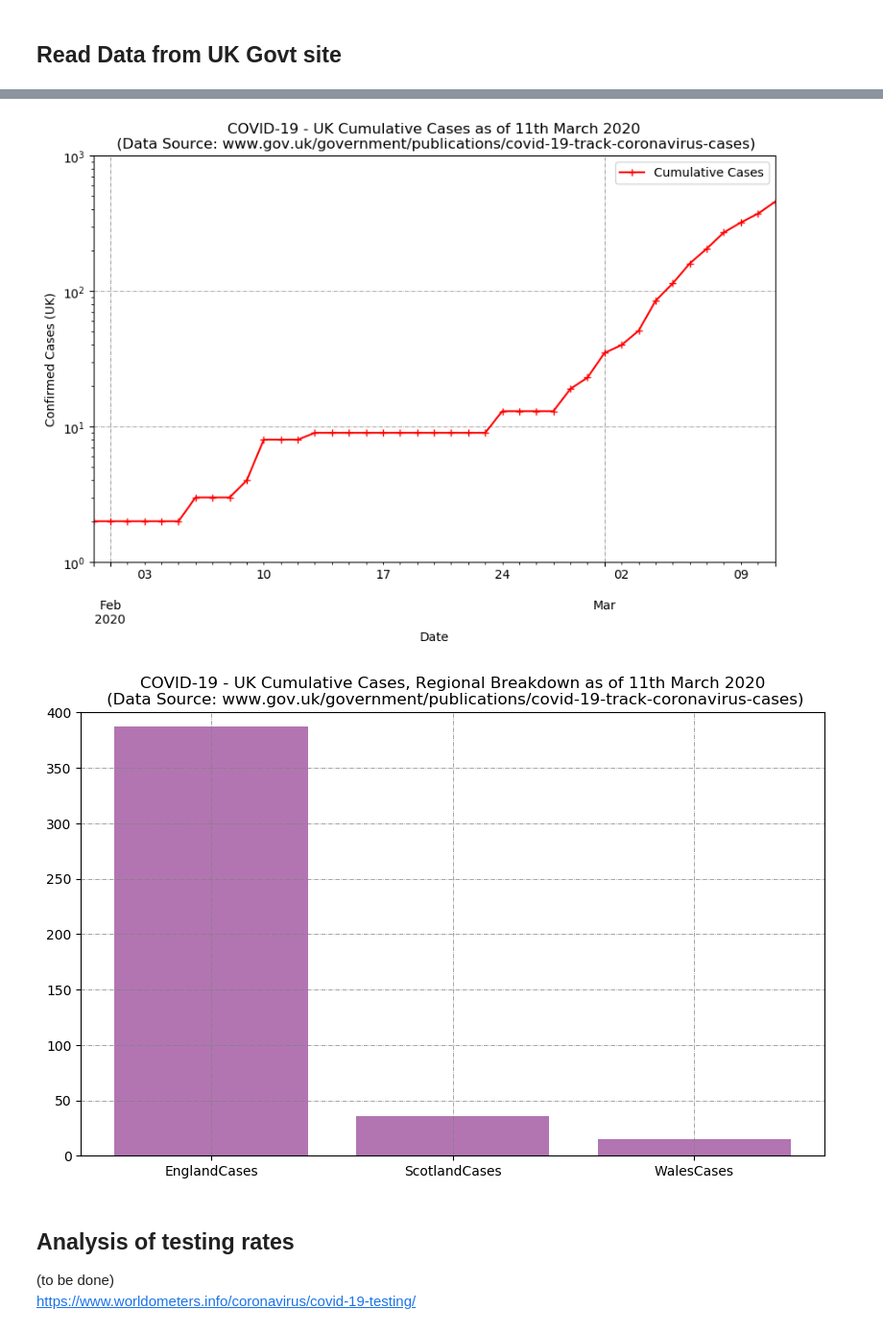
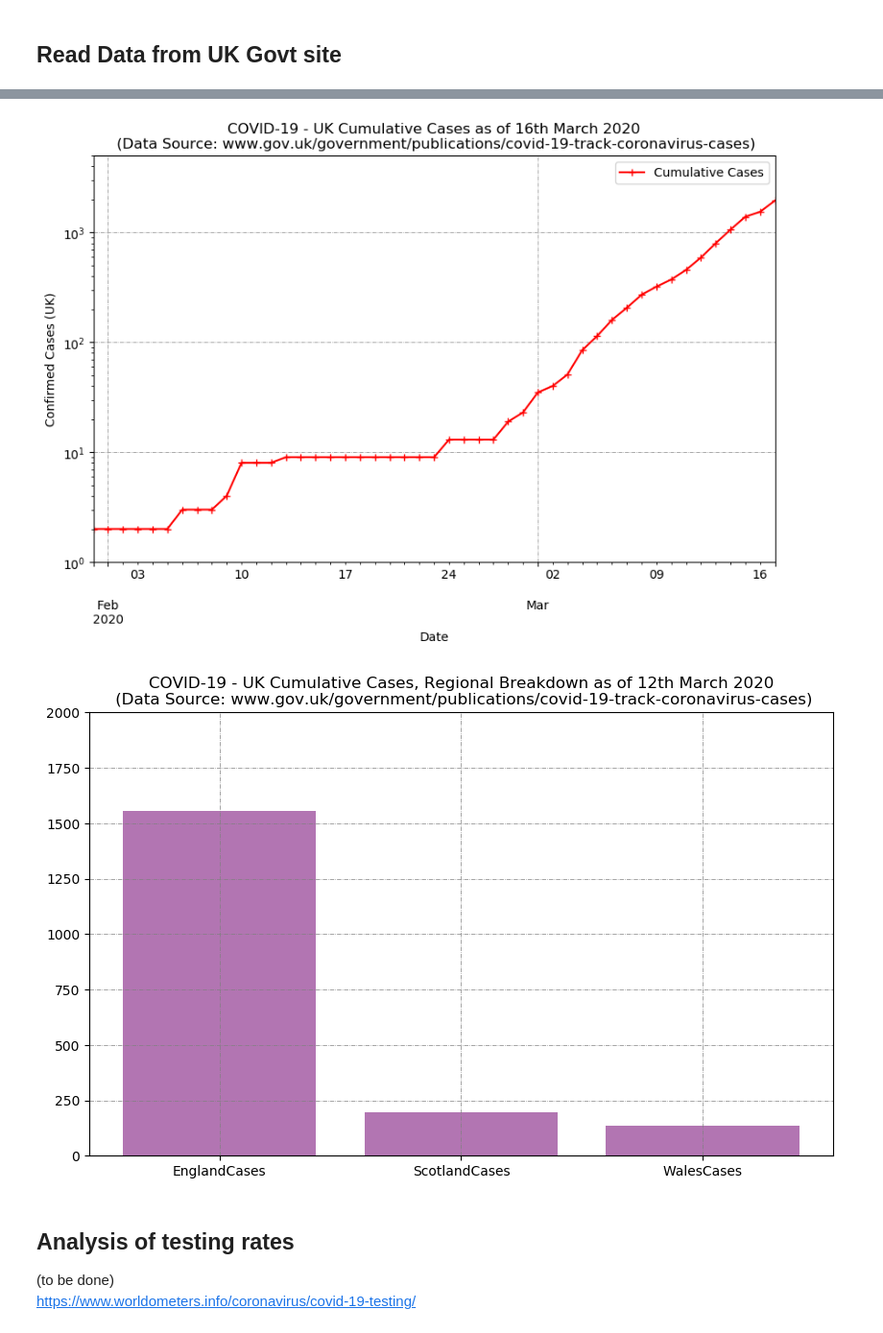
Before and after one commit to hywelowen/coronavirusgraphs, a Jupyter notebook: coronavirus.ipynb, the cells around one changed output, grey strips where cells are left out. Shown at 96% size. Saved outputs shown, nothing was run; the diff lists cells and outputs as text; code cells hidden in the pictures.

```diff
--- a/coronavirus.ipynb
+++ b/coronavirus.ipynb
@@ -353,18 +342,16 @@ plt.savefig("coronaviruscases.png")
 # Confirmed Cases
 plt.figure(figsize=(10,6))
 plt.plot(covid_confirmed_days+48,df_cases_china,'g+-')
-plt.plot(covid_confirmed_days+12,df_cases_italy,'b+-')
+plt.plot(covid_confirmed_days+14,df_cases_italy,'b+-')
 plt.plot(covid_confirmed_days,df_cases_uk,'r+-')
 plt.plot(covid_confirmed_days+18,df_cases_japan,'r-.')
 plt.plot(covid_confirmed_days+18,df_cases_singapore,'g-.')
 plt.plot(covid_confirmed_days+18,df_cases_hongkong,'g-.')
 plt.plot(covid_confirmed_days+2,df_cases_us,'k-.')
 plt.plot(covid_confirmed_days+15,df_cases_skorea,'k-.')
-plt.plot(covid_confirmed_days+4,df_cases_france,'k-.')
-plt.plot(covid_confirmed_days+4,df_cases_germany,'k-.')
+plt.plot(covid_confirmed_days+5,df_cases_france,'k-.')
+plt.plot(covid_confirmed_days+5,df_cases_germany,'k-.')
 plt.plot(covid_confirmed_days-6,df_cases_india,'k-.')
-
-
 plt.plot(covid_confirmed_days+2,df_cases_spain,'k-.')
 plt.plot(covid_confirmed_days+10,df_cases_iran,'k-.')
 plt.plot(covid_confirmed_days,df_cases_switzerland,'k-.')
@@ -375,17 +362,20 @@ plt.plot(covid_confirmed_days-4,df_cases_hongkong,'k-.')
 plt.plot(covid_confirmed_days-1,df_cases_sweden,'k-.')
 plt.plot(covid_confirmed_days+0,df_cases_norway,'k-.')
 plt.plot(covid_confirmed_days-1,df_cases_belgium,'k-.')
-#plt.plot(covid_confirmed_days+48,df_cases_world,'+-.')
+
+# World
+#plt.plot(covid_confirmed_days,df_cases_world,'k-')
 plt.grid(linestyle='-.', linewidth='0.5', color='gray')
 plt.yscale('log')
-plt.ylim(1,1e5)
+plt.ylim(10,1e6)
 plt.xlim(0,40)
 plt.xticks(np.arange(0,40,5))
-plt.yticks([10,100,1000,10000,1e5],['10','100','1,000','10,000','100,000'])
+plt.yticks([10,100,1000,10000,1e5,1e6],['10','100','1,000','10,000','100,000','1 M'])
 plt.xlabel('Days (1 = 1st March 2020)')
 plt.ylabel('Confirmed Cases')
 #plt.legend(['Italy (-12dy)','Germany (-4dy)','France (-4dy)','USA (-2dy)','S. Korea (-15dy)','China (-48dy)','Iran (-10dy)','India (+2dy)','United Kingdom'])
-plt.legend(['China (-48 days)','Italy (-12 days)','United Kingdom', 'Japan (-18 days)','Singapore (-18 days)','Hong Kong (-18 days)','Other Countries'])
-plt.title('COVID-19 - Confirmed Cases as of 11th March 2020 (time-shifted)\nCountry Comparison\n (Data Source: Johns Hopkins University, https://github.com/CSSEGISandData/COVID-19)')
+plt.rcParams["legend.loc"] = 'upper left'
+plt.legend(['China (-48 days)','Italy (-14 days)','United Kingdom', 'Japan (-18 days)','Singapore (-18 days)','Hong Kong (-18 days)','Other Countries'])
+plt.title('COVID-19 - Confirmed Cases as of 17th March 2020 (time-shifted)\nCountry Comparison\n (Data Source: Johns Hopkins University, https://github.com/CSSEGISandData/COVID-19)')
 plt.savefig("coronaviruscases_all.png")
 # %% [output]
@@ -393,20 +383,21 @@ plt.savefig("coronaviruscases_all.png")
 # %%
 # Confirmed Cases
+plt.rcParams["legend.loc"] = 'lower right'
 plt.figure(figsize=(10,6))
 plt.plot(29+covid_confirmed_days,df_cases_us,'r+-')
 plt.plot(29+covid_confirmed_days-10,df_cases_canada,'k-.')
-plt.plot(29+covid_confirmed_days-30,df_cases_mexico,'g-.')
+plt.plot(29+covid_confirmed_days-20,df_cases_mexico,'g-.')
 #plt.plot(covid_confirmed_days+48,df_cases_world,'+-.')
 plt.grid(linestyle='-.', linewidth='0.5', color='gray')
 plt.yscale('log')
 plt.ylim(1,1e4)
-plt.xlim(0,40)
-plt.xticks(np.arange(0,40,5))
+plt.xlim(0,50)
+plt.xticks(np.arange(0,50,5))
 plt.yticks([10,100,1000,10000],['10','100','1,000','10,000'])
 plt.xlabel('Days (1 = 1st February 2020)')
 plt.ylabel('Confirmed Cases')
 #plt.legend(['Italy (-12dy)','Germany (-4dy)','France (-4dy)','USA (-2dy)','S. Korea (-15dy)','China (-48dy)','Iran (-10dy)','India (+2dy)','United Kingdom'])
 plt.legend(['USA', 'Canada (-10 days)','Mexico (-30 days)'])
-plt.title('COVID-19 - Confirmed Cases as of 11th March 2020 (time-shifted)\nUSA, Canada and Mexico\n (Data Source: Johns Hopkins University, https://github.com/CSSEGISandData/COVID-19)')
+plt.title('COVID-19 - Confirmed Cases as of 16th March 2020 (time-shifted)\nUSA, Canada and Mexico\n (Data Source: Johns Hopkins University, https://github.com/CSSEGISandData/COVID-19)')
 plt.savefig("coronaviruscases_uscanadamexico.png")
 # %% [output]
@@ -494,32 +503,30 @@ uk_daily_df.head()
 plt.figure(figsize=(10,6))
 ax = plt.gca()
 uk_df.plot(kind='line', x='DateVal', y='CumCases',color='red',linestyle='solid',marker='+', ax=ax)
-#ax.set_xlabel('Date')
-#ax.set_title('COVID-19 - UK Cumulative Cases as of 10th March 2020\n (Data Source: UK Gov')
-#ax.savefig("coronavirusuk.png")
 plt.yscale('log')
 plt.grid(linestyle='-.', linewidth='0.5', color='gray')
-plt.ylim(1,1000)
+#plt.xlim('DateVal'['Time'][0],'DateVal'['Time'][35])
+plt.ylim(1,5000)
 #plt.yticks([1,10,100,1000,10000],['1','10','100','1,000','10,000'])
 plt.xlabel('Date')
 plt.ylabel('Confirmed Cases (UK)')
 #plt.legend(['Italy (-12dy)','Germany (-4dy)','France (-4dy)','USA (-2dy)','S. Korea (-15dy)','China (-48dy)','Iran (-10dy)','India (+2dy)','United Kingdom'])
 plt.legend(['Cumulative Cases'])
-plt.title('COVID-19 - UK Cumulative Cases as of 11th March 2020\n (Data Source: www.gov.uk/government/publications/covid-19-track-coronavirus-cases)')
+plt.title('COVID-19 - UK Cumulative Cases as of 16th March 2020\n (Data Source: www.gov.uk/government/publications/covid-19-track-coronavirus-cases)')
 plt.savefig("coronavirusukgov.png")
 # %% [output]
-[figure, old version]
+[figure, new version]
 # %%
 breakdowntitles = uk_daily_df.axes[1].to_numpy()[4:7]
 breakdownvals = uk_daily_df.values[0,4:7]
 plt.figure(figsize=(10,6))
 plt.bar(breakdowntitles,breakdownvals,color = (0.5,0.1,0.5,0.6))
-plt.ylim(0,400)
+plt.ylim(0,2000)
 plt.grid(linestyle='-.', linewidth='0.5', color='gray')
-plt.title('COVID-19 - UK Cumulative Cases, Regional Breakdown as of 11th March 2020\n (Data Source: www.gov.uk/government/publications/covid-19-track-coronavirus-cases)')
+plt.title('COVID-19 - UK Cumulative Cases, Regional Breakdown as of 12th March 2020\n (Data Source: www.gov.uk/government/publications/covid-19-track-coronavirus-cases)')
 plt.savefig("coronavirusukgovregional.png")
 # %% [output]
-[figure, old version]
+[figure, new version]
 # %% [markdown]
 ## Analysis of testing rates
 (to be done)
```
Also changed, not shown: parts of 19 cells of this notebook, 10 other files.
